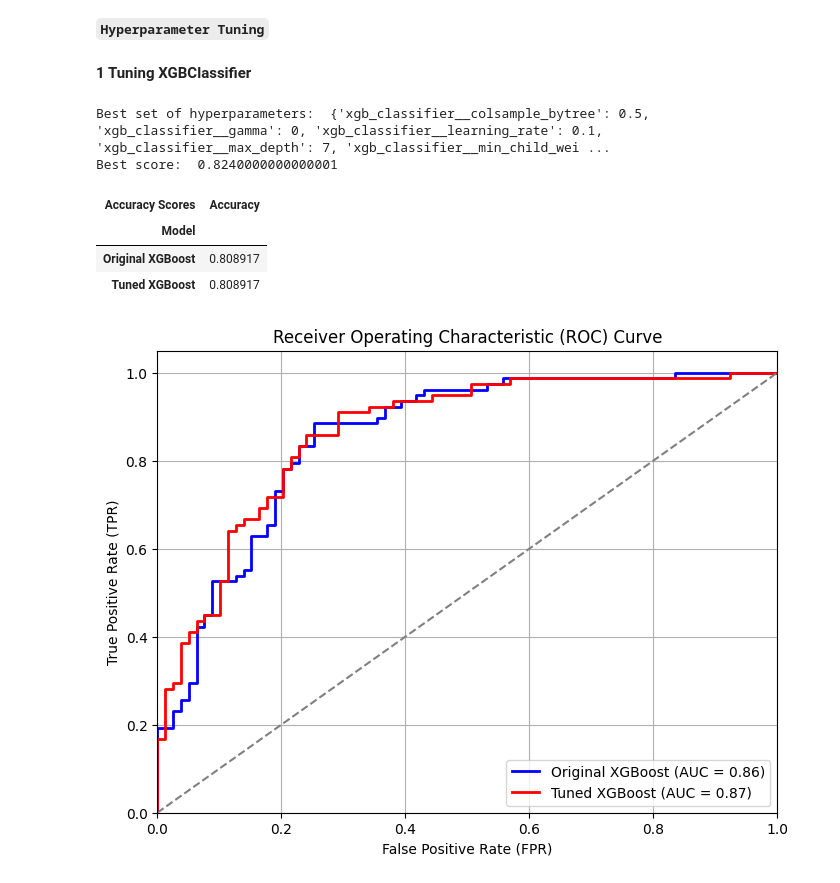
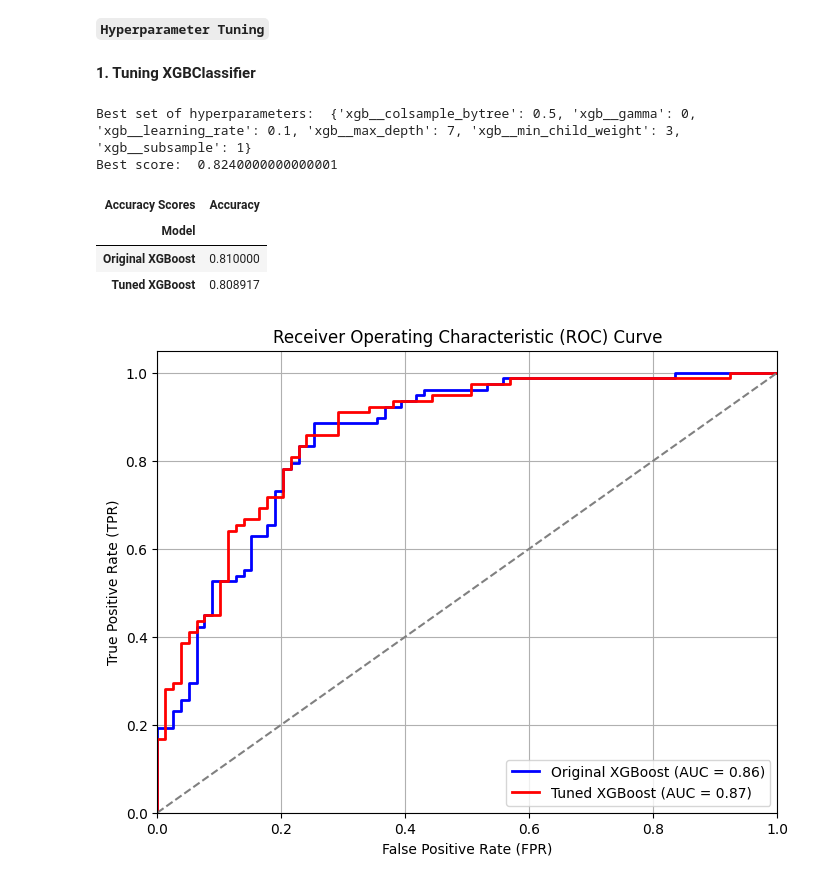
Before and after one commit to murithidenisgitobu/Sepsis-Predictor, a Jupyter notebook: Notebook.ipynb, the cells around one changed output. Saved outputs shown, nothing was run; the diff lists cells and outputs as text; code cells hidden in the pictures.

```diff
--- a/Notebook.ipynb
+++ b/Notebook.ipynb
@@ -673,7 +673,7 @@ weighted avg       0.69      0.69      0.69       157
 # Training xgb pipeline
 svc_pipeline = Pipeline(steps=[
     ('preprocessor', preprocessor),
-    ('SVC', SVC(random_state=0, gamma='auto'))
+    ('SVC', SVC(random_state=0, gamma='auto', probability=True))
 ])
 
 svc_pipeline.fit(X_train, y_train_encoded)
@@ -903,57 +903,63 @@ plt.show()
 # %% [markdown]
 **`Hyperparameter Tuning`**
 # %% [markdown]
-**1 Tuning XGBClassifier**
+**1. Tuning XGBClassifier**
 # %%
+# Tuning XGBClassifier
+# Define XGB pipeline for tuning
+tuned_xgb_pipeline = Pipeline(steps=[
+    ('preprocessor', preprocessor),
+    ('xgb', XGBClassifier(max_depth=2, random_state=42, n_estimators=100))])
+
 # Define the parameter grid for GridSearchCV
 param_grid = {
-    'xgb_classifier__max_depth': [3, 5, 7, 10],
-    'xgb_classifier__learning_rate': [0.01, 0.05, 0.1, 0.2],
-    'xgb_classifier__subsample': [0.5, 0.7, 1],
-    'xgb_classifier__colsample_bytree': [0.5, 0.7, 1],
-    'xgb_classifier__gamma': [0, 0.1, 0.2],
-    'xgb_classifier__min_child_weight': [1, 3, 5]
+    'xgb__max_depth': [3, 5, 7, 10],
+    'xgb__learning_rate': [0.01, 0.05, 0.1, 0.2],
+    'xgb__subsample': [0.5, 0.7, 1],
+    'xgb__colsample_bytree': [0.5, 0.7, 1],
+    'xgb__gamma': [0, 0.1, 0.2],
+    'xgb__min_child_weight': [1, 3, 5]
 }
 
 
 # Create the GridSearchCV object
-grid_search = GridSearchCV(xgb_pipeline, param_grid, cv=5, scoring='accuracy')
+grid_search_xgb = GridSearchCV(tuned_xgb_pipeline, param_grid, cv=5, scoring='accuracy')
 
 # Fit the GridSearchCV object to the training data
-grid_search.fit(X_train, y_train_encoded)
+grid_search_xgb.fit(X_train, y_train_encoded)
 
 # Print the best set of hyperparameters and the corresponding score
-print("Best set of hyperparameters: ", grid_search.best_params_)
-print("Best score: ", grid_search.best_score_)
+print("Best set of hyperparameters: ", grid_search_xgb.best_params_)
+print("Best score: ", grid_search_xgb.best_score_)
 # %% [output]
-Best set of hyperparameters:  {'xgb_classifier__colsample_bytree': 0.5, 'xgb_classifier__gamma': 0, 'xgb_classifier__learning_rate': 0.1, 'xgb_classifier__max_depth': 7, 'xgb_classifier__min_child_wei ...
+Best set of hyperparameters:  {'xgb__colsample_bytree': 0.5, 'xgb__gamma': 0, 'xgb__learning_rate': 0.1, 'xgb__max_depth': 7, 'xgb__min_child_weight': 3, 'xgb__subsample': 1}
 Best score:  0.8240000000000001
 # %%
 # Save the tuned model
-tuned_xgb_pipeline = grid_search.best_estimator_
+tuned_xgb_pipeline = grid_search_xgb.best_estimator_
 
 # Fit the Model
 tuned_xgb_pipeline.fit(X_train, y_train_encoded)
 
 # Predict
 y_pred_tuned_xgb = tuned_xgb_pipeline.predict(X_test)
 
 # Compute accuracies
 tuned_xgb_accuracy = accuracy_score(y_test_encoded, y_pred_tuned_xgb)
 
 # Create DataFrame with accuracy scores
 accuracy_df = pd.DataFrame({
     'Accuracy': [xgb_accuracy, tuned_xgb_accuracy],
     'Model': ['Original XGBoost', 'Tuned XGBoost']
 })
 
 accuracy_df.set_index('Model', inplace=True)
 accuracy_df.columns.name = 'Accuracy Scores'
 accuracy_df
 # %% [output]
 | Accuracy Scores | Accuracy |
 | Model |  |
-| Original XGBoost | 0.808917 |
+| Original XGBoost | 0.810000 |
 | Tuned XGBoost | 0.808917 |
 # %%
 # Predict probabilities for the original XGBoost pipeline
```
Also changed, not shown: parts of 14 cells of this notebook.
